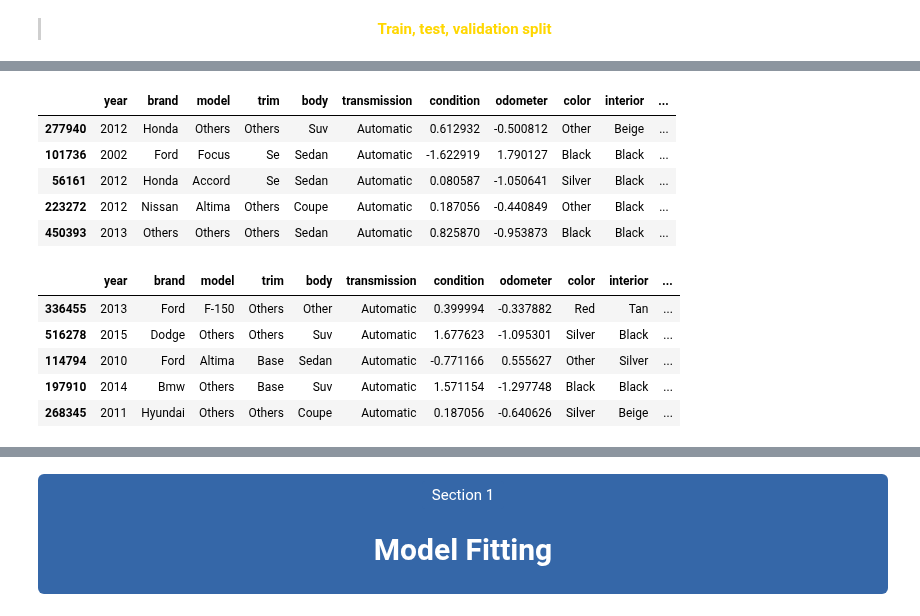
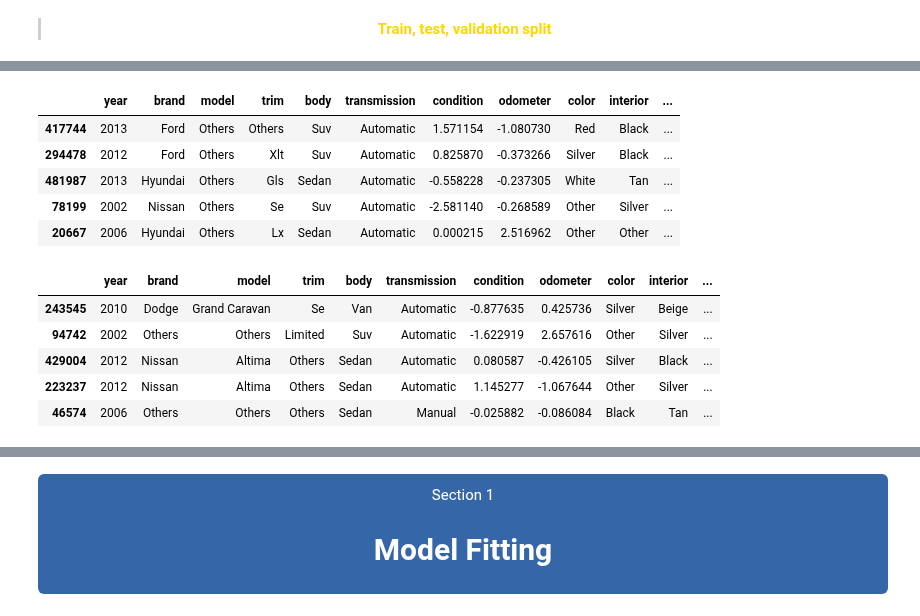
Before and after one commit to maxheijmans/AIM4B_Group1, a Jupyter notebook: UsedCarAuctionPrices/Modelling_UsedCarAuctionPrices.ipynb, the cells around one changed output, grey strips where cells are left out. Saved outputs shown, nothing was run; the diff lists cells and outputs as text; code cells hidden in the pictures.

Commit message:
split, test and val

```diff
--- a/UsedCarAuctionPrices/Modelling_UsedCarAuctionPrices.ipynb
+++ b/UsedCarAuctionPrices/Modelling_UsedCarAuctionPrices.ipynb
@@ -104,0 +51,8 @@ Name: sellingprice, dtype: float64
+# %%
+# Split the original dataset into train and test sets (80-20 split)
+from sklearn.model_selection import train_test_split
+
+X_train_test, X_test, y_train_test, y_test = train_test_split(X, y, test_size=0.2, random_state=42)
+
+# Further split the training-test set into training and validation sets (80-20 split)
+X_train, X_val, y_train, y_val = train_test_split(X_train_test, y_train_test, test_size=0.2, random_state=77)
@@ -105,18 +139,18 @@ Name: sellingprice, dtype: float64
 # %%
-car_test.head()
+X_train.head()
 # %% [output]
 |  | year | brand | model | trim | body | transmission | condition | odometer | color | interior | ... |
-| 277940 | 2012 | Honda | Others | Others | Suv | Automatic | 0.612932 | -0.500812 | Other | Beige | ... |
-| 101736 | 2002 | Ford | Focus | Se | Sedan | Automatic | -1.622919 | 1.790127 | Black | Black | ... |
-| 56161 | 2012 | Honda | Accord | Se | Sedan | Automatic | 0.080587 | -1.050641 | Silver | Black | ... |
-| 223272 | 2012 | Nissan | Altima | Others | Coupe | Automatic | 0.187056 | -0.440849 | Other | Black | ... |
-| 450393 | 2013 | Others | Others | Others | Sedan | Automatic | 0.825870 | -0.953873 | Black | Black | ... |
+| 417744 | 2013 | Ford | Others | Others | Suv | Automatic | 1.571154 | -1.080730 | Red | Black | ... |
+| 294478 | 2012 | Ford | Others | Xlt | Suv | Automatic | 0.825870 | -0.373266 | Silver | Black | ... |
+| 481987 | 2013 | Hyundai | Others | Gls | Sedan | Automatic | -0.558228 | -0.237305 | White | Tan | ... |
+| 78199 | 2002 | Nissan | Others | Se | Suv | Automatic | -2.581140 | -0.268589 | Other | Silver | ... |
+| 20667 | 2006 | Hyundai | Others | Lx | Sedan | Automatic | 0.000215 | 2.516962 | Other | Other | ... |
 # %%
-car_train.head()
+X_test.head()
 # %% [output]
 |  | year | brand | model | trim | body | transmission | condition | odometer | color | interior | ... |
-| 336455 | 2013 | Ford | F-150 | Others | Other | Automatic | 0.399994 | -0.337882 | Red | Tan | ... |
-| 516278 | 2015 | Dodge | Others | Others | Suv | Automatic | 1.677623 | -1.095301 | Silver | Black | ... |
-| 114794 | 2010 | Ford | Altima | Base | Sedan | Automatic | -0.771166 | 0.555627 | Other | Silver | ... |
-| 197910 | 2014 | Bmw | Others | Base | Suv | Automatic | 1.571154 | -1.297748 | Black | Black | ... |
-| 268345 | 2011 | Hyundai | Others | Others | Coupe | Automatic | 0.187056 | -0.640626 | Silver | Beige | ... |
+| 243545 | 2010 | Dodge | Grand Caravan | Se | Van | Automatic | -0.877635 | 0.425736 | Silver | Beige | ... |
+| 94742 | 2002 | Others | Others | Limited | Suv | Automatic | -1.622919 | 2.657616 | Other | Silver | ... |
+| 429004 | 2012 | Nissan | Altima | Others | Sedan | Automatic | 0.080587 | -0.426105 | Silver | Black | ... |
+| 223237 | 2012 | Nissan | Altima | Others | Sedan | Automatic | 1.145277 | -1.067644 | Other | Silver | ... |
+| 46574 | 2006 | Others | Others | Others | Sedan | Manual | -0.025882 | -0.086084 | Black | Tan | ... |
```
Also changed, not shown: parts of 6 cells of this notebook.
